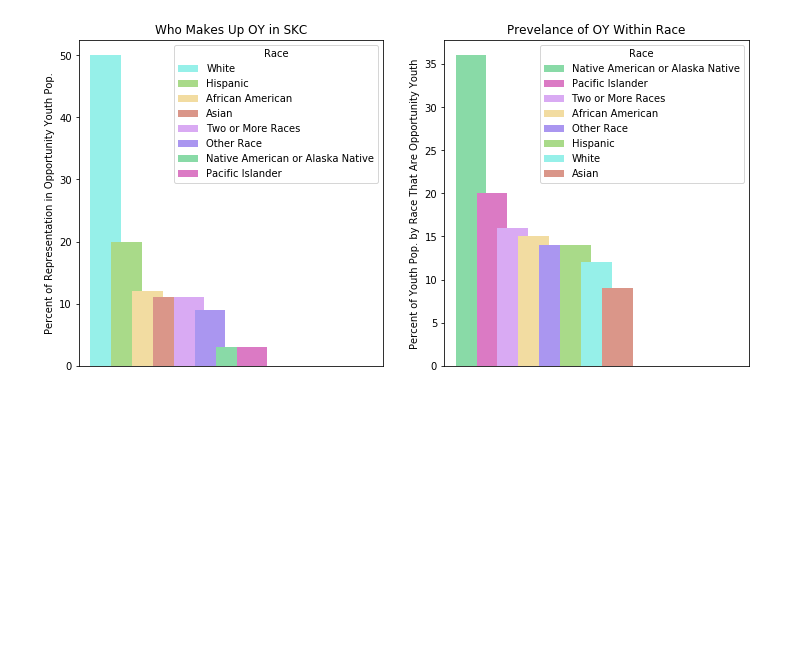
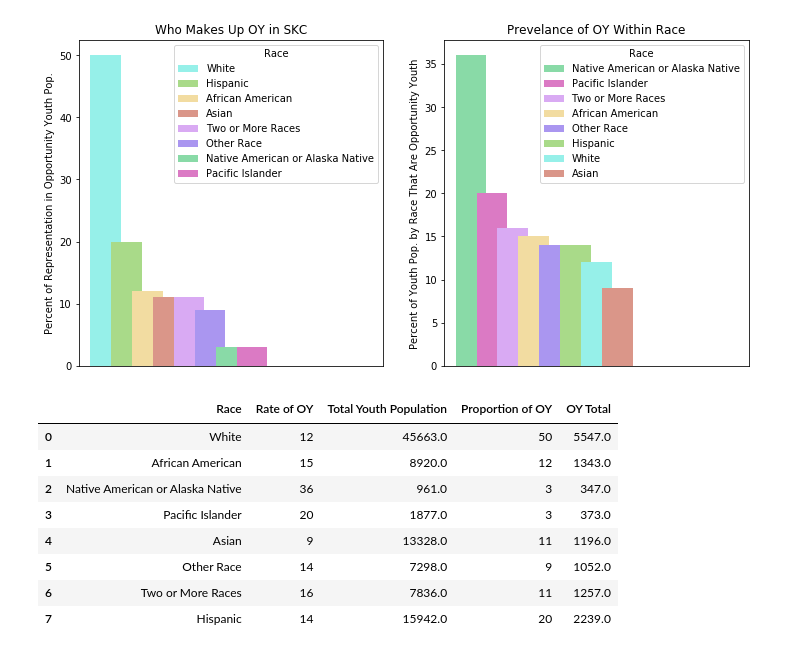
Before and after one commit to sam-thurman/dsc-mod-1-project-seattle-ds, a Jupyter notebook: notebooks/report/Final.ipynb, the cells around one changed output. Drawn from its saved outputs; the diff is of its cells as text; code cells hidden in the pictures; blank space fills up the shorter version.

```diff
--- a/notebooks/report/Final.ipynb
+++ b/notebooks/report/Final.ipynb
@@ -59,3 +81,16 @@ racial_df = df_master_dict['racial_df']
 viz.plot_racial_representation(racial_df)
 # %% [output]
 [figure]
+# %%
+# table render
+import_final_metrics('racial_data.csv')
+# %% [output]
+|  | Race | Rate of OY | Total Youth Population | Proportion of OY | OY Total |
+| 0 | White | 12 | 45663.0 | 50 | 5547.0 |
+| 1 | African American | 15 | 8920.0 | 12 | 1343.0 |
+| 2 | Native American or Alaska Native | 36 | 961.0 | 3 | 347.0 |
+| 3 | Pacific Islander | 20 | 1877.0 | 3 | 373.0 |
+| 4 | Asian | 9 | 13328.0 | 11 | 1196.0 |
+| 5 | Other Race | 14 | 7298.0 | 9 | 1052.0 |
+| 6 | Two or More Races | 16 | 7836.0 | 11 | 1257.0 |
+| 7 | Hispanic | 14 | 15942.0 | 20 | 2239.0 |
```
Also changed, not shown: parts of 6 cells of this notebook, 22 other files.
